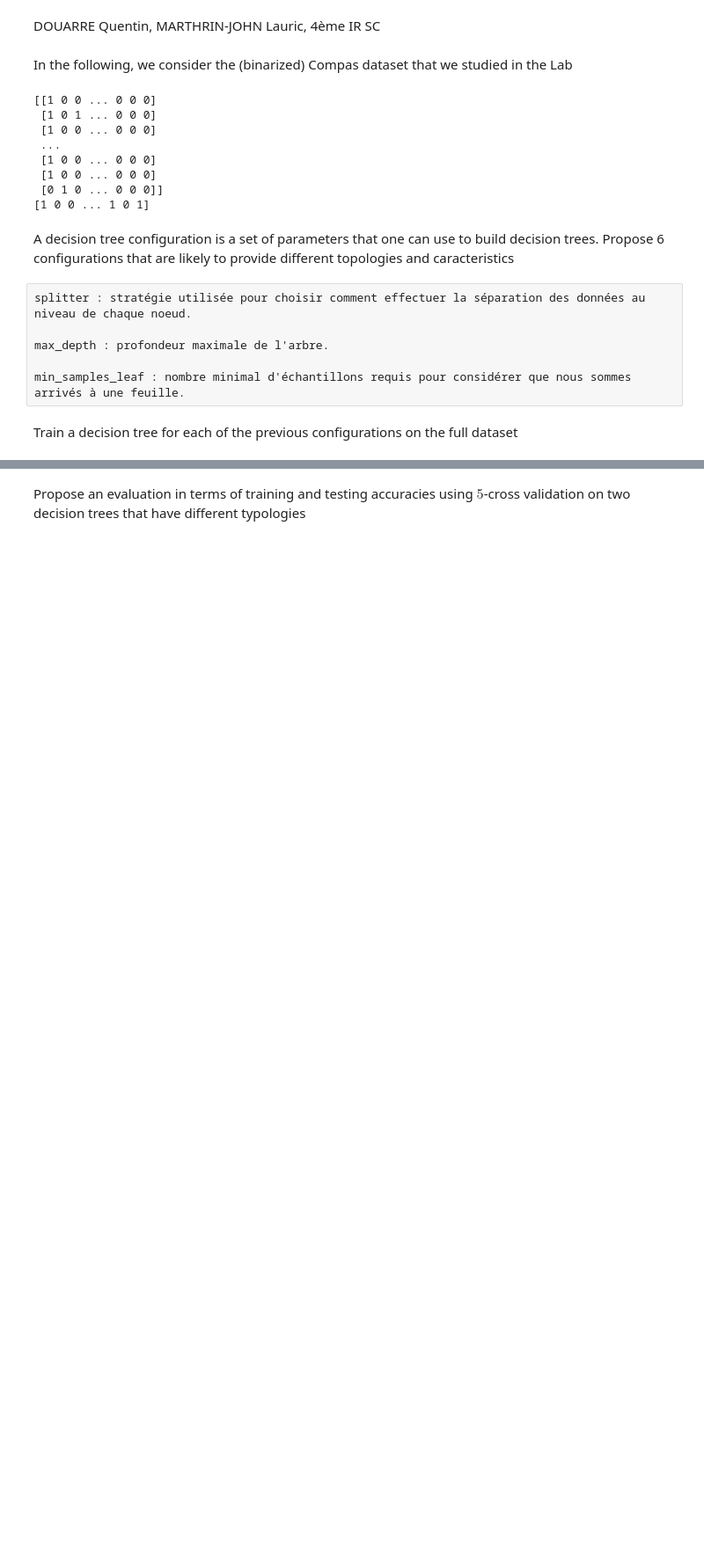
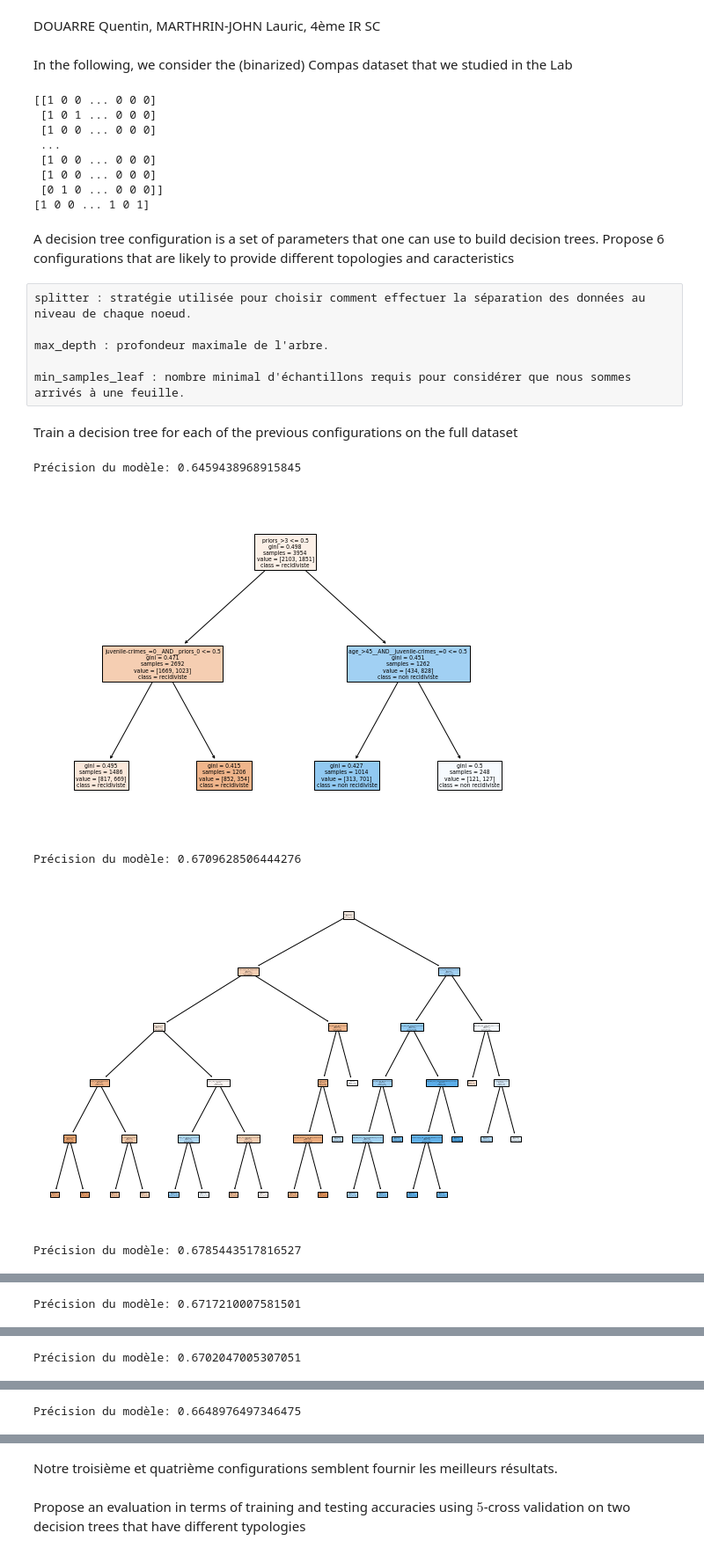
Before and after one commit to Quintus618/Apprentissage-supervis--2022, a Jupyter notebook: Evaluation_Labs_1.ipynb, the cells around one changed output, grey strips where cells are left out. Shown at 88% size. Saved outputs shown, nothing was run; the diff lists cells and outputs as text; code cells hidden in the pictures; blank space fills up the shorter version.

```diff
--- a/Evaluation_Labs_1.ipynb
+++ b/Evaluation_Labs_1.ipynb
@@ -95,2 +97,33 @@ nbTree = len(treesParameters)
 # %% [markdown]
 Train a decision tree for each of the previous configurations on the full dataset
+# %%
+# On garde 75% des données pour l'entrainement et 25% sont réservées pour le dataset de test
+X_train, X_test, y_train, y_test = train_test_split(train_examples, train_labels, test_size = 0.25)
+# %%
+modelsTree = []
+for j in range (len(treesParameters)) :
+    parameters= treesParameters[j]
+
+    #FITTING INPUTS AND OUTPUTS
+    clf = tree.DecisionTreeClassifier(splitter=parameters['splitter'], max_depth =parameters['max_depth'], min_samples_leaf =parameters['min_samples_leaf'])
+    clf.fit(X_train, y_train)
+
+    #On teste avec le dataset de test
+    y_predict = clf.predict(X_test)
+
+
+    modelsTree.append(clf)
+
+    #Score
+    print("Précision du modèle:",accuracy_score(y_test,y_predict))
+
+    #Affichage de la figure
+    plt.figure(figsize=(10,7))
+    tree.plot_tree(clf, feature_names= (features), class_names= ("recidiviste", "non recidiviste"), filled=True)
+    plt.show()
+# %% [output]
+Précision du modèle: 0.6459438968915845
+[figure, added]
+Précision du modèle: 0.6709628506444276
+[figure, added]
+Précision du modèle: 0.6785443517816527
@@ -96,0 +131 @@ Train a decision tree for each of the previous configurations on the full datase
+Précision du modèle: 0.6717210007581501
@@ -96,0 +133 @@ Train a decision tree for each of the previous configurations on the full datase
+Précision du modèle: 0.6702047005307051
@@ -96,0 +135 @@ Train a decision tree for each of the previous configurations on the full datase
+Précision du modèle: 0.6648976497346475
@@ -97,2 +137,4 @@ Train a decision tree for each of the previous configurations on the full datase
+# %% [markdown]
+Notre troisième et quatrième configurations semblent fournir les meilleurs résultats.
 # %% [markdown]
 Propose an evaluation in terms of training and testing accuracies using $5$-cross validation on two decision trees that have different typologies
```
Also changed, not shown: parts of 17 cells of this notebook.
